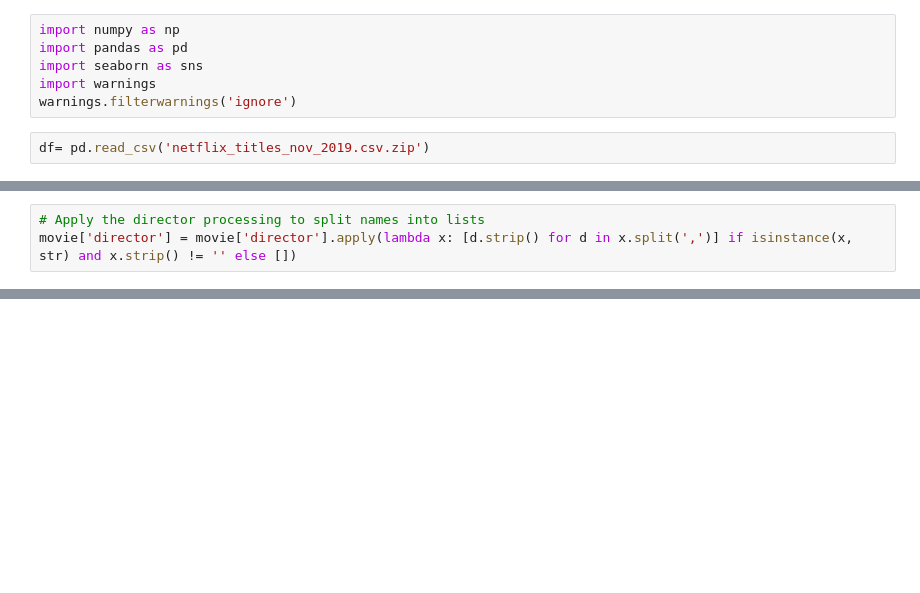
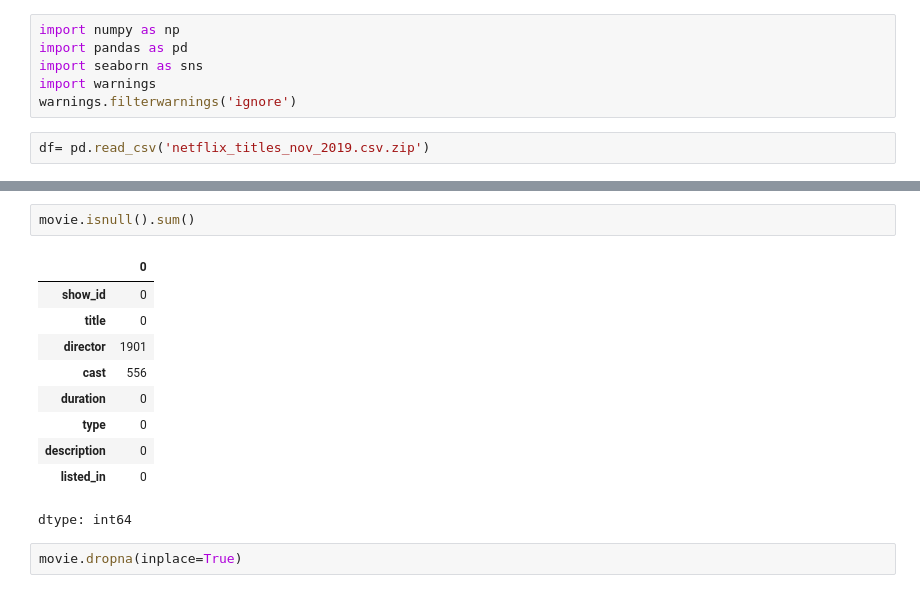
Before and after one commit to Pritishcoder07/Movie_Recommendation, a Jupyter notebook: Movie.ipynb, the cells around one changed output, grey strips where cells are left out. Drawn from its saved outputs; the diff is of its cells as text; blank space fills up the shorter version.

```diff
--- a/Movie.ipynb
+++ b/Movie.ipynb
@@ -50,3 +27,0 @@ def convert3(obj):
-# %%
-# Apply the director processing to split names into lists
-movie['director'] = movie['director'].apply(lambda x: [d.strip() for d in x.split(',')] if isinstance(x, str) and x.strip() != '' else [])
@@ -72,3 +46,18 @@ movie.head()
+# %%
+movie.isnull().sum()
+# %% [output]
+|  | 0 |
+| show_id | 0 |
+| title | 0 |
+| director | 1901 |
+| cast | 556 |
+| duration | 0 |
+| type | 0 |
+| description | 0 |
+| listed_in | 0 |
+dtype: int64
+# %%
+movie.dropna(inplace=True)
 # %%
 movie.head()
 # %% [output]
```
Also changed, not shown: parts of 20 cells of this notebook.
